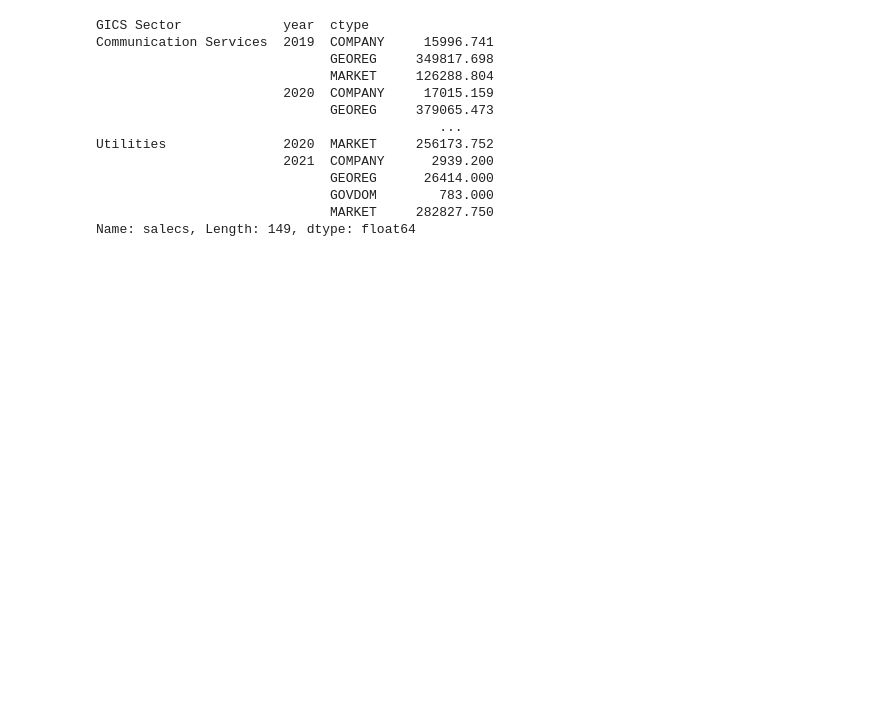
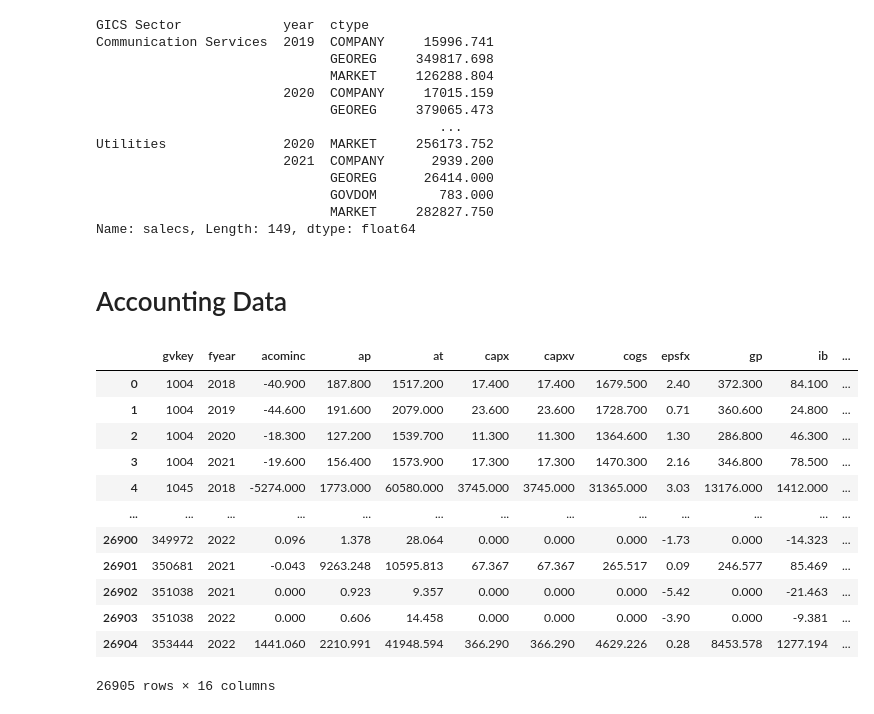
Before and after one commit to JerseyK/Final-Project_Sunset, a Jupyter notebook: data.ipynb, the cells around one changed output. Drawn from its saved outputs; the diff is of its cells as text; code cells hidden in the pictures; blank space fills up the shorter version.

Commit message:
updated with acct data

```diff
--- a/data.ipynb
+++ b/data.ipynb
@@ -346,3 +346,22 @@ Utilities               2020  MARKET     256173.752
                               GOVDOM        783.000
                               MARKET     282827.750
 Name: salecs, Length: 149, dtype: float64
+# %% [markdown]
+# Accounting Data
+# %%
+acct = pd.read_csv("inputs/acct_data.csv")
+acct
+# %% [output]
+|  | gvkey | fyear | acominc | ap | at | capx | capxv | cogs | epsfx | gp | ib | ... |
+| 0 | 1004 | 2018 | -40.900 | 187.800 | 1517.200 | 17.400 | 17.400 | 1679.500 | 2.40 | 372.300 | 84.100 | ... |
+| 1 | 1004 | 2019 | -44.600 | 191.600 | 2079.000 | 23.600 | 23.600 | 1728.700 | 0.71 | 360.600 | 24.800 | ... |
+| 2 | 1004 | 2020 | -18.300 | 127.200 | 1539.700 | 11.300 | 11.300 | 1364.600 | 1.30 | 286.800 | 46.300 | ... |
+| 3 | 1004 | 2021 | -19.600 | 156.400 | 1573.900 | 17.300 | 17.300 | 1470.300 | 2.16 | 346.800 | 78.500 | ... |
+| 4 | 1045 | 2018 | -5274.000 | 1773.000 | 60580.000 | 3745.000 | 3745.000 | 31365.000 | 3.03 | 13176.000 | 1412.000 | ... |
+| ... | ... | ... | ... | ... | ... | ... | ... | ... | ... | ... | ... | ... |
+| 26900 | 349972 | 2022 | 0.096 | 1.378 | 28.064 | 0.000 | 0.000 | 0.000 | -1.73 | 0.000 | -14.323 | ... |
+| 26901 | 350681 | 2021 | -0.043 | 9263.248 | 10595.813 | 67.367 | 67.367 | 265.517 | 0.09 | 246.577 | 85.469 | ... |
+| 26902 | 351038 | 2021 | 0.000 | 0.923 | 9.357 | 0.000 | 0.000 | 0.000 | -5.42 | 0.000 | -21.463 | ... |
+| 26903 | 351038 | 2022 | 0.000 | 0.606 | 14.458 | 0.000 | 0.000 | 0.000 | -3.90 | 0.000 | -9.381 | ... |
+| 26904 | 353444 | 2022 | 1441.060 | 2210.991 | 41948.594 | 366.290 | 366.290 | 4629.226 | 0.28 | 8453.578 | 1277.194 | ... |
+26905 rows × 16 columns
```
Also changed, not shown: parts of 6 cells of this notebook, 1 other file.
